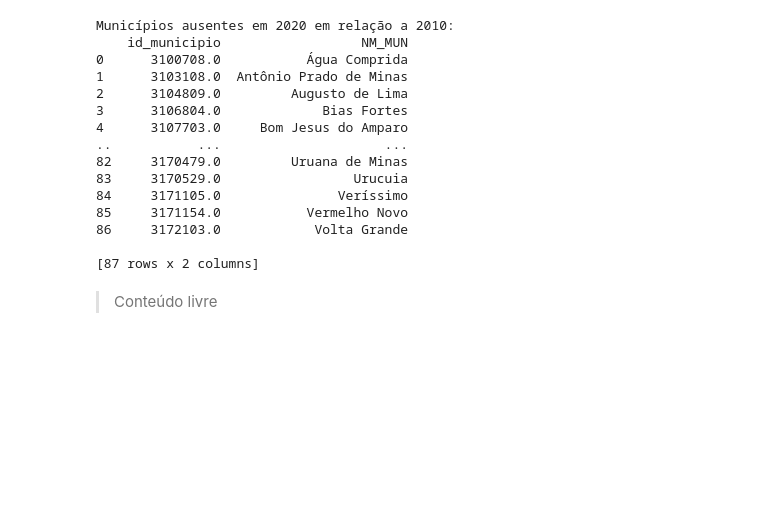
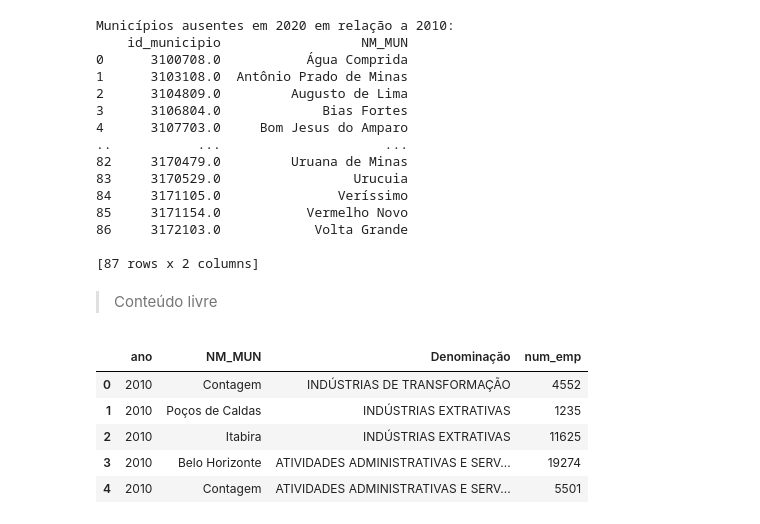
Before and after one commit to Leonardo-Dias-Up/Colab, a Jupyter notebook: DataViva_Atividade.ipynb, the cells around one changed output. Drawn from its saved outputs; the diff is of its cells as text; code cells hidden in the pictures; blank space fills up the shorter version.

```diff
--- a/DataViva_Atividade.ipynb
+++ b/DataViva_Atividade.ipynb
@@ -665 +666,12 @@ Municípios ausentes em 2020 em relação a 2010:
 df.to_excel('/content/drive/MyDrive/Colab Notebooks/DataViva/dataviva.xlsx')
+# %%
+# Selecionar as colunas de interesse
+df_reg_x_ind = df[['ano', 'NM_MUN', 'Denominação', 'num_emp']]
+df_reg_x_ind.head()
+# %% [output]
+|  | ano | NM_MUN | Denominação | num_emp |
+| 0 | 2010 | Contagem | INDÚSTRIAS DE TRANSFORMAÇÃO | 4552 |
+| 1 | 2010 | Poços de Caldas | INDÚSTRIAS EXTRATIVAS | 1235 |
+| 2 | 2010 | Itabira | INDÚSTRIAS EXTRATIVAS | 11625 |
+| 3 | 2010 | Belo Horizonte | ATIVIDADES ADMINISTRATIVAS E SERV... | 19274 |
+| 4 | 2010 | Contagem | ATIVIDADES ADMINISTRATIVAS E SERV... | 5501 |
```
Also changed, not shown: parts of 5 cells of this notebook.
